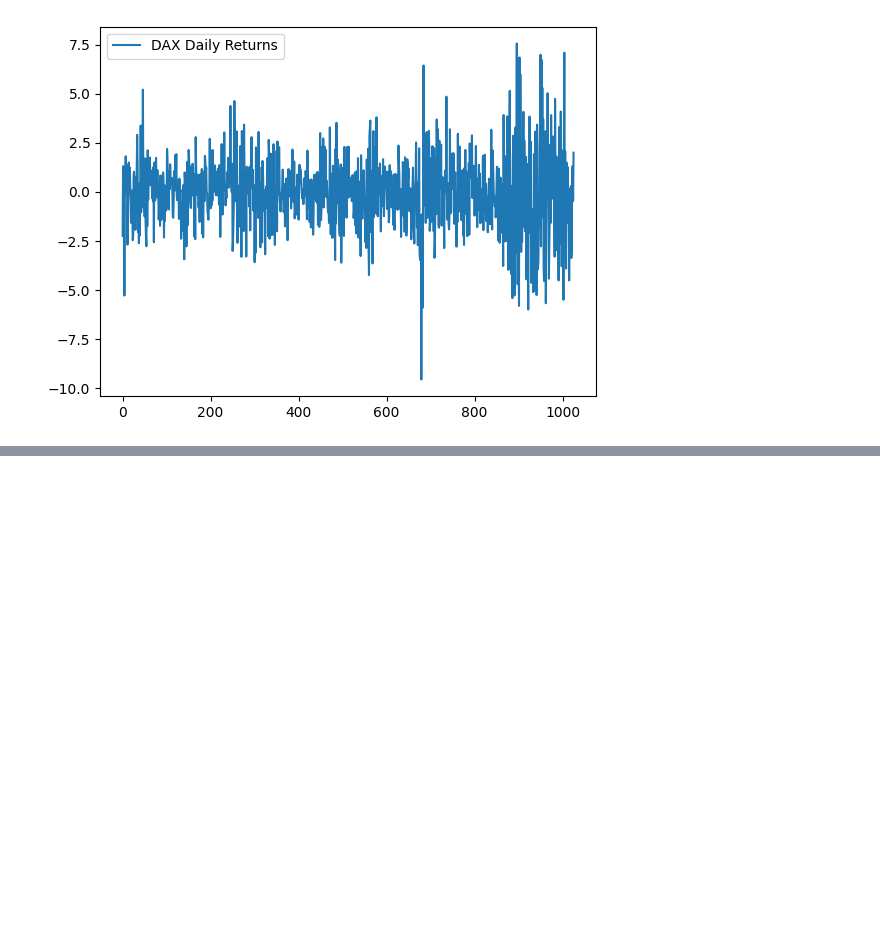
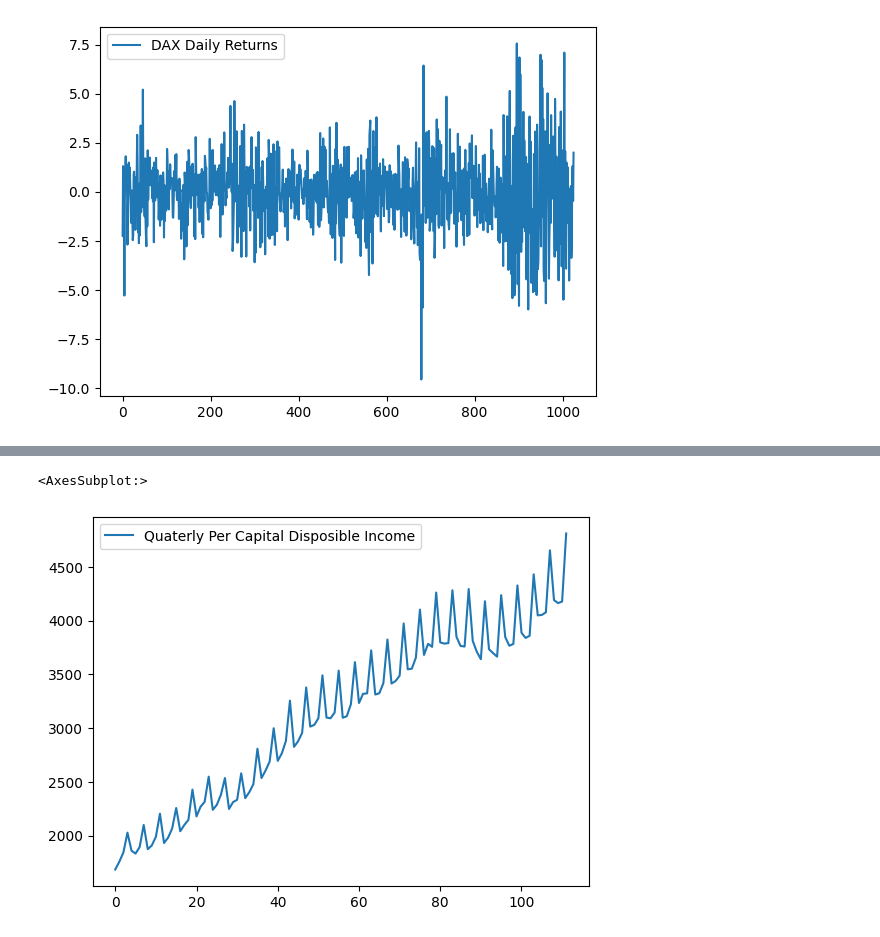
Before and after one commit to eduardo-contreras-dominguez/Time-Series-Analysis, a Jupyter notebook: Chapter 1 (Individual Time Series Analysis).ipynb, the cells around one changed output, grey strips where cells are left out. Drawn from its saved outputs; the diff is of its cells as text; code cells hidden in the pictures; blank space fills up the shorter version.

Commit message:
Added spectral density elements

```diff
--- a/Chapter 1 (Individual Time Series Analysis).ipynb
+++ b/Chapter 1 (Individual Time Series Analysis).ipynb
@@ -24,6 +26,12 @@ df_3  = pd.read_csv(url_3, on_bad_lines='skip').iloc[:,:1]
 df_3 = df_3.iloc[:,0].str.split()[7:]
 df_stock = pd.DataFrame()
 df_stock["DAX Daily Returns"] = [float(element[0]) for element in df_3]
+#Fourth Dataframe: Disposable income ##########################
+url_4 = "http://www.jmulti.de/download/datasets/e4.dat"
+df_4  = pd.read_csv(url_4, on_bad_lines='skip').iloc[:,:1]
+df_4 = df_4.iloc[:,0].str.split()[7:]
+df_disposable = pd.DataFrame()
+df_disposable["Quaterly Per Capital Disposible Income"] = [float(element[0]) for element in df_4]
 # %% [markdown]
 ### Observations
 
@@ -81,0 +127,5 @@ For a stationary time series the autocorrelation die quickly as we increase $h$
+# %%
+df_disposable.plot()
+# %% [output]
+<AxesSubplot:>
+[figure, added]
```
Also changed, not shown: parts of 11 cells of this notebook.
